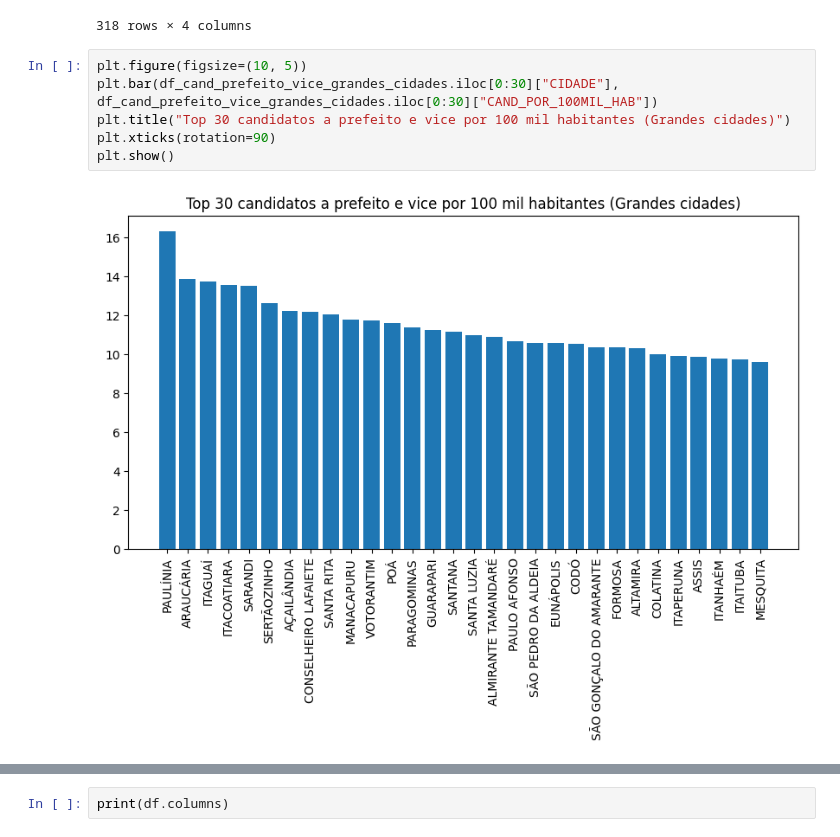
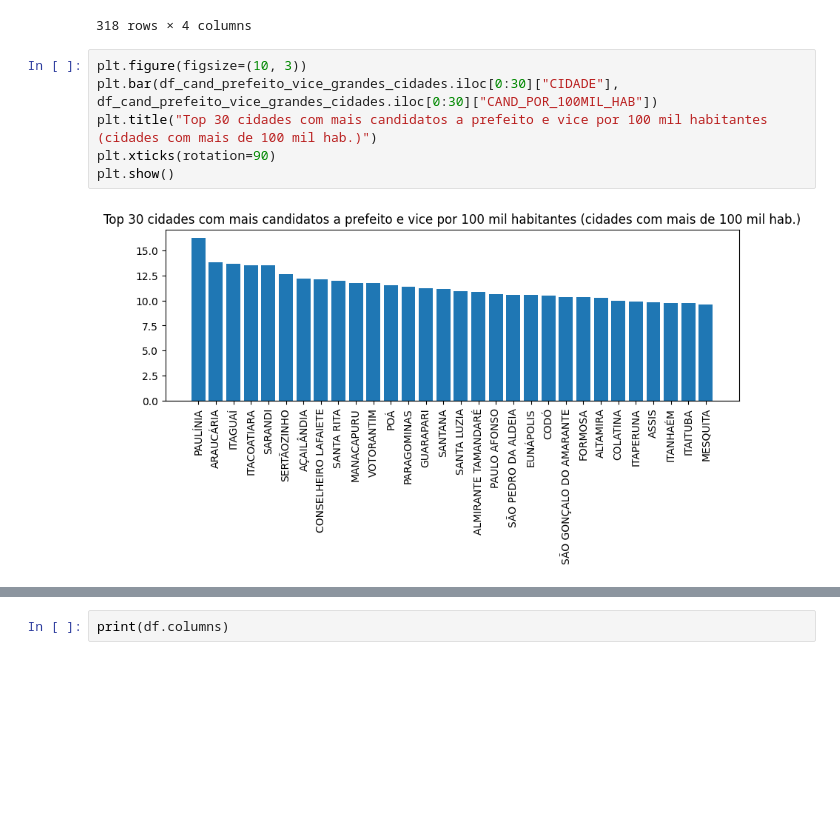
Before and after one commit to nfmmendes/eleicoes-2024-brasil, a Jupyter notebook: Eleições 2024.ipynb, the cells around one changed output, grey strips where cells are left out. Cells and saved outputs as stored; diff of their text form; blank space fills up the shorter version.

```diff
--- a/Eleições 2024.ipynb
+++ b/Eleições 2024.ipynb
@@ -141,13 +144,13 @@ df_cand_prefeito_vice_grandes_cidades
 | 0 | SÃO PAULO | 11451999 | 20 | 0.174642 |
 318 rows × 4 columns
 # %%
-plt.figure(figsize=(10, 5))
+plt.figure(figsize=(10, 3))
 plt.bar(df_cand_prefeito_vice_grandes_cidades.iloc[0:30]["CIDADE"], df_cand_prefeito_vice_grandes_cidades.iloc[0:30]["CAND_POR_100MIL_HAB"])
-plt.title("Top 30 candidatos a prefeito e vice por 100 mil habitantes (Grandes cidades)")
+plt.title("Top 30 cidades com mais candidatos a prefeito e vice por 100 mil habitantes (cidades com mais de 100 mil hab.)")
 plt.xticks(rotation=90)
 plt.show()
 # %% [output]
-[figure, old version]
+[figure, new version]
 # %%
 plt.figure(figsize=(10, 5))
 plt.bar(df_cand_prefeito_vice_grandes_cidades.iloc[-30:]["CIDADE"], df_cand_prefeito_vice_grandes_cidades.iloc[-30:]["CAND_POR_100MIL_HAB"])
```
Also changed, not shown: parts of 4 cells of this notebook.
